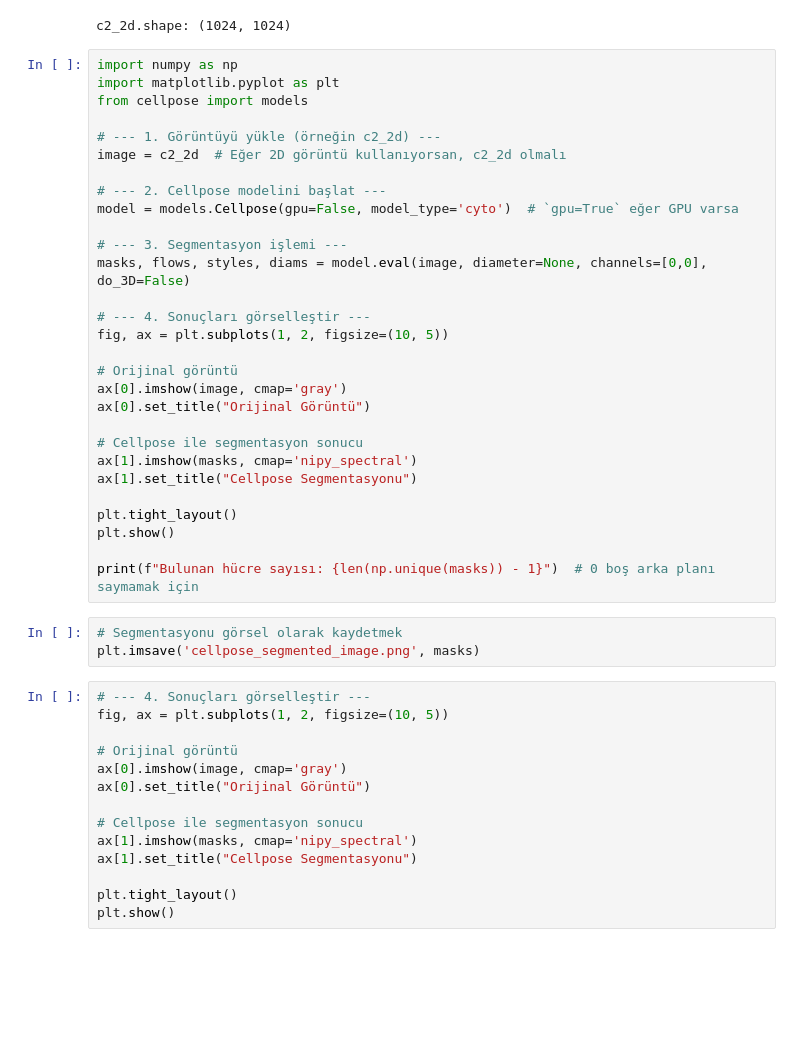
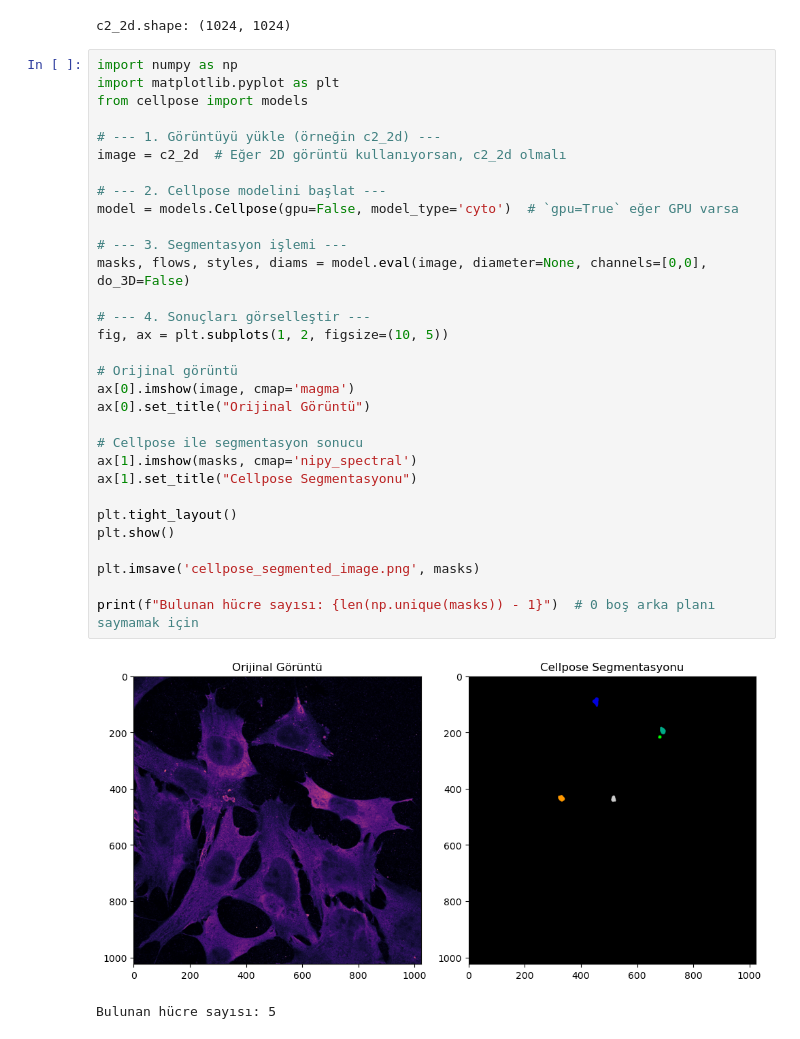
Before and after one commit to yunusemre002/afstudeerproject, a Jupyter notebook: codes_yunus/cellpose.ipynb, the cells around one changed output. Saved outputs shown, nothing was run; the diff lists cells and outputs as text; blank space fills up the shorter version.

```diff
--- a/codes_yunus/cellpose.ipynb
+++ b/codes_yunus/cellpose.ipynb
@@ -29,46 +73,34 @@ c2_2d.shape: (1024, 1024)
 # %%
 import numpy as np
 import matplotlib.pyplot as plt
 from cellpose import models
 
 # --- 1. Görüntüyü yükle (örneğin c2_2d) ---
 image = c2_2d  # Eğer 2D görüntü kullanıyorsan, c2_2d olmalı
 
 # --- 2. Cellpose modelini başlat ---
 model = models.Cellpose(gpu=False, model_type='cyto')  # `gpu=True` eğer GPU varsa
 
 # --- 3. Segmentasyon işlemi ---
 masks, flows, styles, diams = model.eval(image, diameter=None, channels=[0,0], do_3D=False)
 
 # --- 4. Sonuçları görselleştir ---
 fig, ax = plt.subplots(1, 2, figsize=(10, 5))
 
 # Orijinal görüntü
-ax[0].imshow(image, cmap='gray')
+ax[0].imshow(image, cmap='magma')
 ax[0].set_title("Orijinal Görüntü")
 
 # Cellpose ile segmentasyon sonucu
 ax[1].imshow(masks, cmap='nipy_spectral')
 ax[1].set_title("Cellpose Segmentasyonu")
 
 plt.tight_layout()
 plt.show()
 
+plt.imsave('cellpose_segmented_image.png', masks)
+
 print(f"Bulunan hücre sayısı: {len(np.unique(masks)) - 1}")  # 0 boş arka planı saymamak için
+# %% [output]
+[figure, added]
+Bulunan hücre sayısı: 5
-# %%
-# Segmentasyonu görsel olarak kaydetmek
-plt.imsave('cellpose_segmented_image.png', masks)
-# %%
-# --- 4. Sonuçları görselleştir ---
-fig, ax = plt.subplots(1, 2, figsize=(10, 5))
-
-# Orijinal görüntü
-ax[0].imshow(image, cmap='gray')
-ax[0].set_title("Orijinal Görüntü")
-
-# Cellpose ile segmentasyon sonucu
-ax[1].imshow(masks, cmap='nipy_spectral')
-ax[1].set_title("Cellpose Segmentasyonu")
-
-plt.tight_layout()
-plt.show()
```
Also changed, not shown: parts of 8 cells of this notebook, 4 other files.
